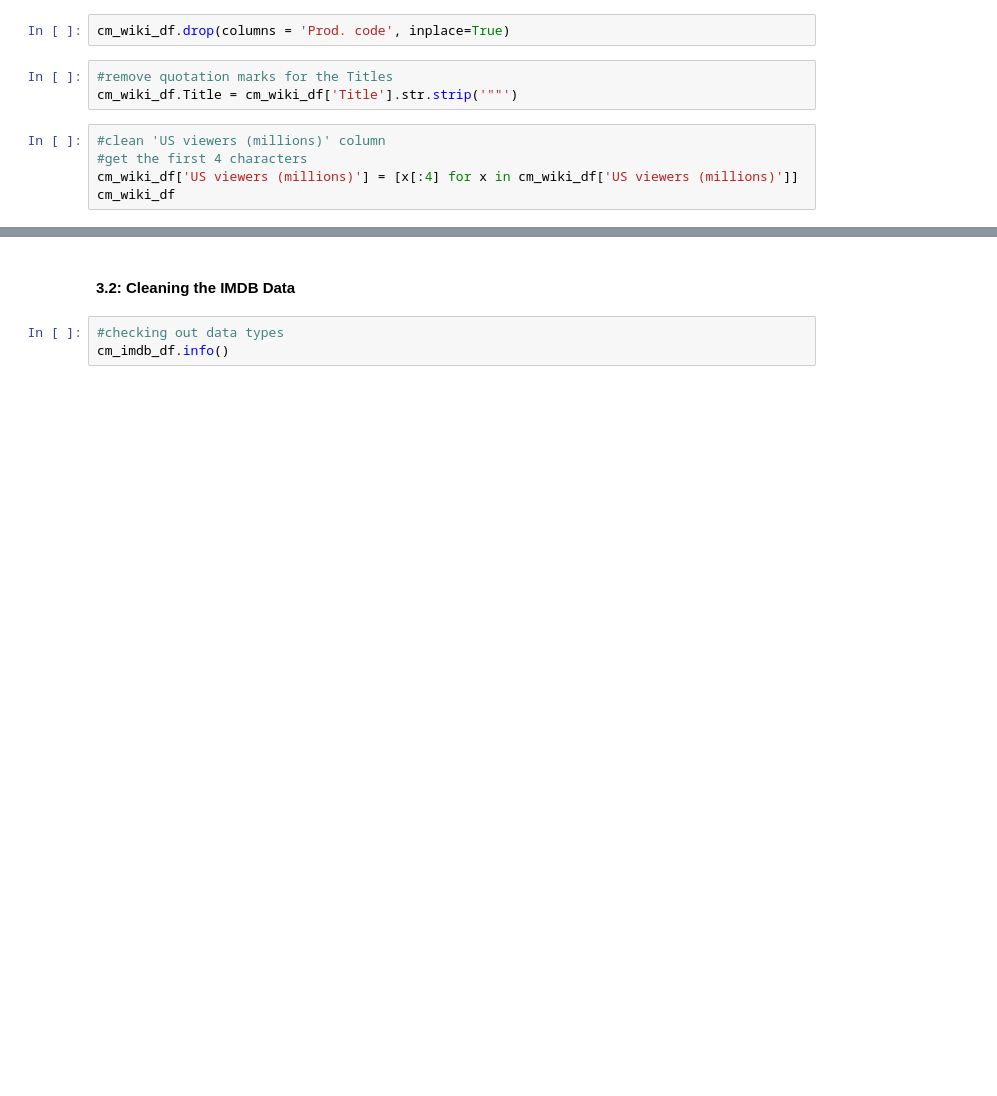
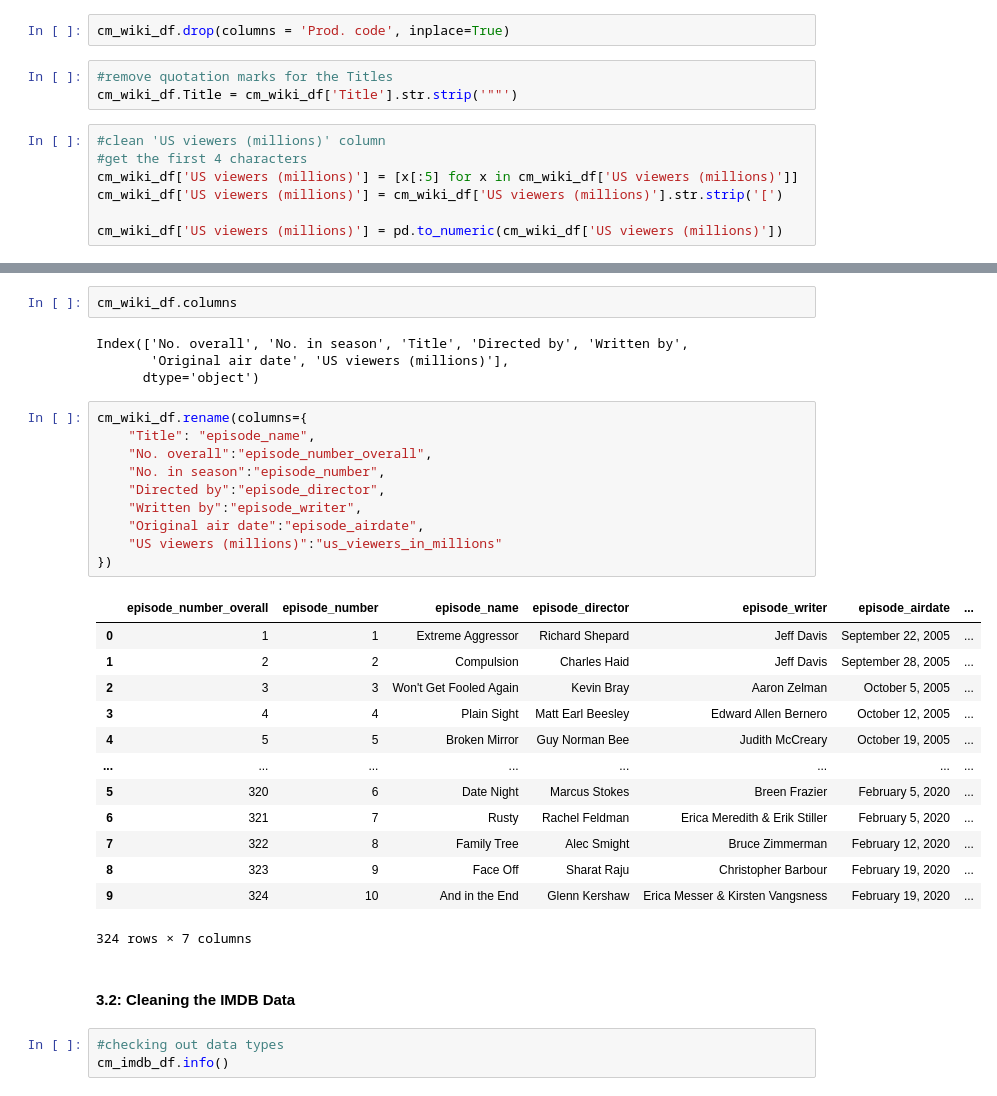
Before and after one commit to WayneNyariroh/criminalmindstv_webscraping_EDA, a Jupyter notebook: CM-data-scraping.ipynb, the cells around one changed output, grey strips where cells are left out. Drawn from its saved outputs; the diff is of its cells as text; blank space fills up the shorter version.

```diff
--- a/CM-data-scraping.ipynb
+++ b/CM-data-scraping.ipynb
@@ -246,5 +245,7 @@ cm_wiki_df.Title = cm_wiki_df['Title'].str.strip('""')
 # %%
 #clean 'US viewers (millions)' column
 #get the first 4 characters
-cm_wiki_df['US viewers (millions)'] = [x[:4] for x in cm_wiki_df['US viewers (millions)']]
-cm_wiki_df
+cm_wiki_df['US viewers (millions)'] = [x[:5] for x in cm_wiki_df['US viewers (millions)']]
+cm_wiki_df['US viewers (millions)'] = cm_wiki_df['US viewers (millions)'].str.strip('[')
+
+cm_wiki_df['US viewers (millions)'] = pd.to_numeric(cm_wiki_df['US viewers (millions)'])
@@ -265,3 +263,33 @@ cm_wiki_df
+# %%
+cm_wiki_df.columns
+# %% [output]
+Index(['No. overall', 'No. in season', 'Title', 'Directed by', 'Written by',
+       'Original air date', 'US viewers (millions)'],
+      dtype='object')
+# %%
+cm_wiki_df.rename(columns={
+    "Title": "episode_name",
+    "No. overall":"episode_number_overall",
+    "No. in season":"episode_number",
+    "Directed by":"episode_director",
+    "Written by":"episode_writer",
+    "Original air date":"episode_airdate",
+    "US viewers (millions)":"us_viewers_in_millions"
+})
+# %% [output]
+|  | episode_number_overall | episode_number | episode_name | episode_director | episode_writer | episode_airdate | ... |
+| 0 | 1 | 1 | Extreme Aggressor | Richard Shepard | Jeff Davis | September 22, 2005 | ... |
+| 1 | 2 | 2 | Compulsion | Charles Haid | Jeff Davis | September 28, 2005 | ... |
+| 2 | 3 | 3 | Won't Get Fooled Again | Kevin Bray | Aaron Zelman | October 5, 2005 | ... |
+| 3 | 4 | 4 | Plain Sight | Matt Earl Beesley | Edward Allen Bernero | October 12, 2005 | ... |
+| 4 | 5 | 5 | Broken Mirror | Guy Norman Bee | Judith McCreary | October 19, 2005 | ... |
+| ... | ... | ... | ... | ... | ... | ... | ... |
+| 5 | 320 | 6 | Date Night | Marcus Stokes | Breen Frazier | February 5, 2020 | ... |
+| 6 | 321 | 7 | Rusty | Rachel Feldman | Erica Meredith & Erik Stiller | February 5, 2020 | ... |
+| 7 | 322 | 8 | Family Tree | Alec Smight | Bruce Zimmerman | February 12, 2020 | ... |
+| 8 | 323 | 9 | Face Off | Sharat Raju | Christopher Barbour | February 19, 2020 | ... |
+| 9 | 324 | 10 | And in the End | Glenn Kershaw | Erica Messer & Kirsten Vangsness | February 19, 2020 | ... |
+324 rows × 7 columns
 # %% [markdown]
 #### 3.2: Cleaning the IMDB Data
 # %%
```
Also changed, not shown: parts of 16 cells of this notebook.
